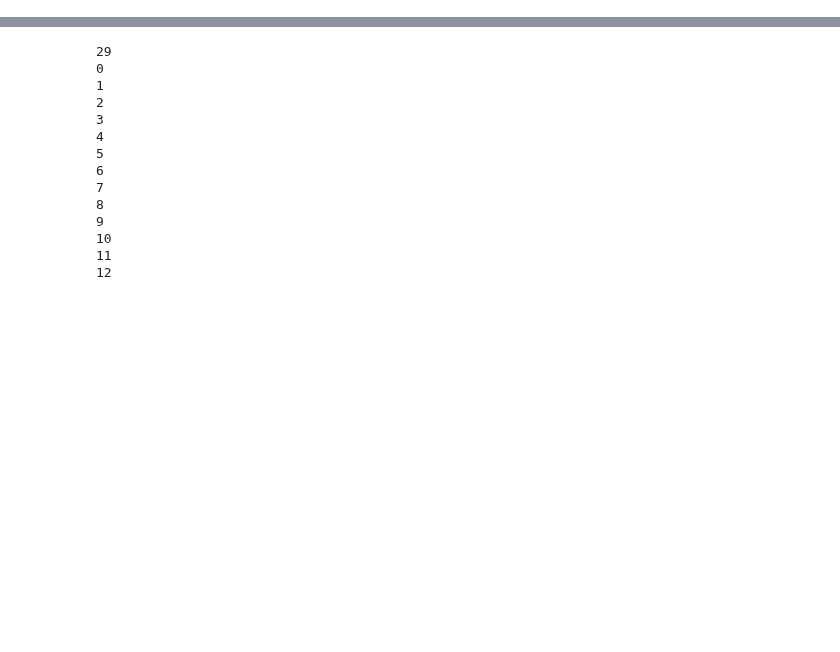
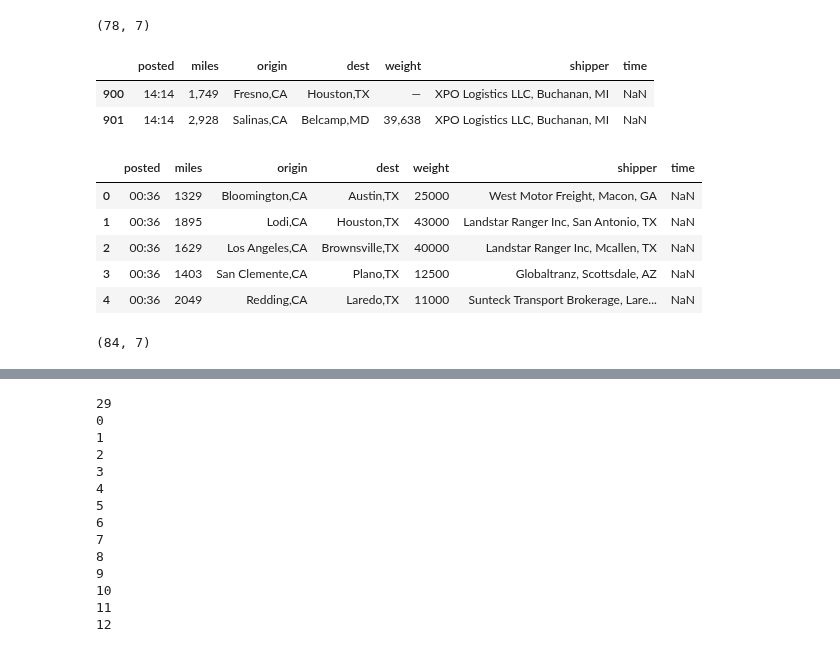
Before and after one commit to jawaidi/capstone, a Jupyter notebook: scrape0.ipynb, the cells around one changed output, grey strips where cells are left out. Saved outputs shown, nothing was run; the diff lists cells and outputs as text; code cells hidden in the pictures; blank space fills up the shorter version.

```diff
--- a/scrape0.ipynb
+++ b/scrape0.ipynb
@@ -25,7 +21,7 @@ def scrape(driver, rows, prev_length):
             posted = now - datetime.timedelta(hours=hr, minutes=mi)
             posted = posted.strftime('%H:%M')
         for taga in tag.find_all('a')[0:1]:
-            miles = taga.text
+            miles = int(taga.text.replace(',', ''))
         for taga in tag.find_all('span')[3:4]:
             date = taga.text
         for taga in tag.find_all('span')[4:5]:
@@ -34,6 +30,10 @@ def scrape(driver, rows, prev_length):
             dest = taga.text
         for taga in tag.find_all('span')[25:26]:
             weight = taga.text
+            if weight == '—':
+                weight = 40000
+            else:
+                weight = int(weight.replace(',', ''))
         for taga in tag.find_all('span')[28:29]:
             shipper = taga.text
             if shipper == '—':
@@ -48,3 +48,25 @@ def scrape(driver, rows, prev_length):
         rows.append(row)
         prev_length = length
     return length
+# %%
+for _ in range(1200):
+    now = datetime.datetime.now()
+    csv = now.strftime('%H%M') + '.csv'
+    print(csv)
+    prev_length = 0
+    rows = []
+
+    for x in range(20):
+        prev_length = scrape(driver, rows, prev_length)
+        element_list = driver.find_elements_by_tag_name('dat-search-result-row')
+        try:
+            driver.execute_script("arguments[0].scrollIntoView();", element_list[-1])
+        except:
+            print('x ', x)
+
+    df = pd.DataFrame(rows, columns=cols)
+    df.drop_duplicates(subset=match, inplace=True)
+    df.to_csv(csv, index=False)
+    sleep(60)
+    driver.find_element_by_id('search-new').click()
+    driver.find_element_by_id('searchform-search').click()
@@ -50,0 +91,8 @@ def scrape(driver, rows, prev_length):
+# %%
+df.shape
+# %% [output]
+(78, 7)
+# %%
+match = ['miles', 'origin', 'dest', 'shipper']
+# %%
+df.drop_duplicates(subset=match, inplace=True)
@@ -50,0 +101,19 @@ def scrape(driver, rows, prev_length):
+# %%
+df.iloc[[-2,-1]]
+# %% [output]
+|  | posted | miles | origin | dest | weight | shipper | time |
+| 900 | 14:14 | 1,749 | Fresno,CA | Houston,TX | — | XPO Logistics LLC, Buchanan, MI | NaN |
+| 901 | 14:14 | 2,928 | Salinas,CA | Belcamp,MD | 39,638 | XPO Logistics LLC, Buchanan, MI | NaN |
+# %%
+df.head()
+# %% [output]
+|  | posted | miles | origin | dest | weight | shipper | time |
+| 0 | 00:36 | 1329 | Bloomington,CA | Austin,TX | 25000 | West Motor Freight, Macon, GA | NaN |
+| 1 | 00:36 | 1895 | Lodi,CA | Houston,TX | 43000 | Landstar Ranger Inc, San Antonio, TX | NaN |
+| 2 | 00:36 | 1629 | Los Angeles,CA | Brownsville,TX | 40000 | Landstar Ranger Inc, Mcallen, TX | NaN |
+| 3 | 00:36 | 1403 | San Clemente,CA | Plano,TX | 12500 | Globaltranz, Scottsdale, AZ | NaN |
+| 4 | 00:36 | 2049 | Redding,CA | Laredo,TX | 11000 | Sunteck Transport Brokerage, Lare... | NaN |
+# %%
+df.shape
+# %% [output]
+(84, 7)
```
Also changed, not shown: parts of 4 cells of this notebook.
